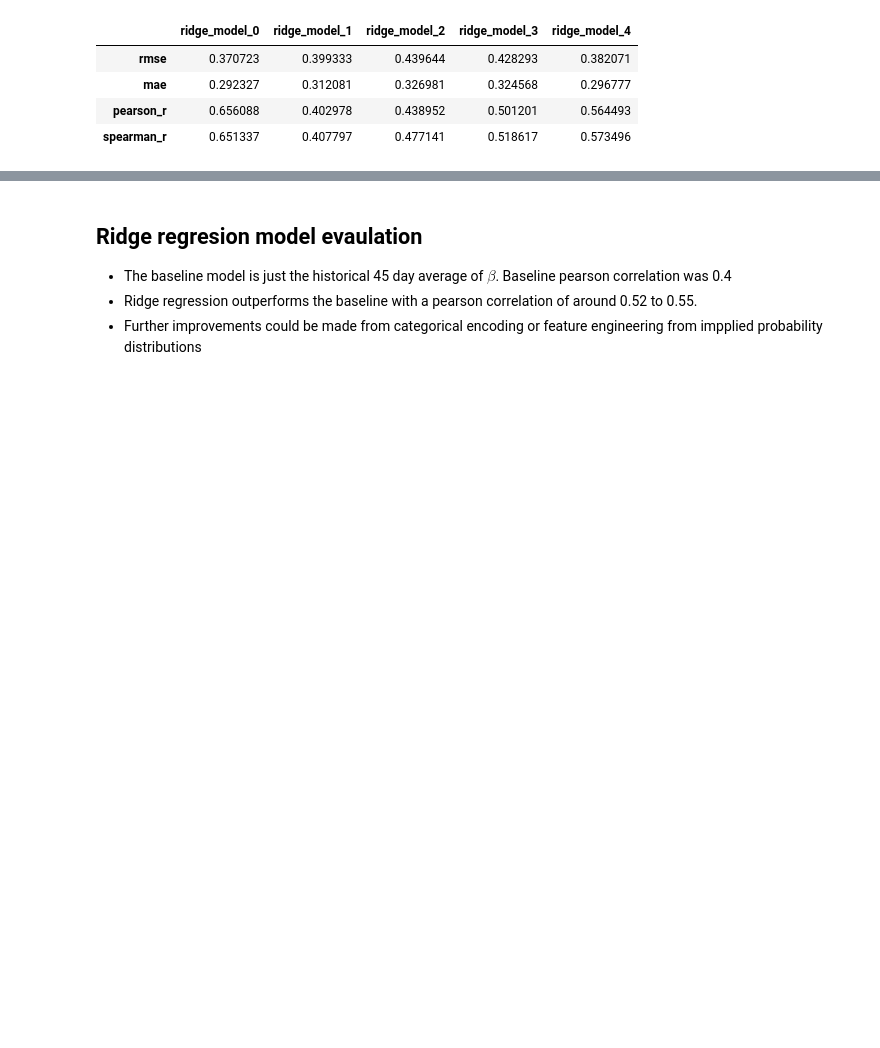
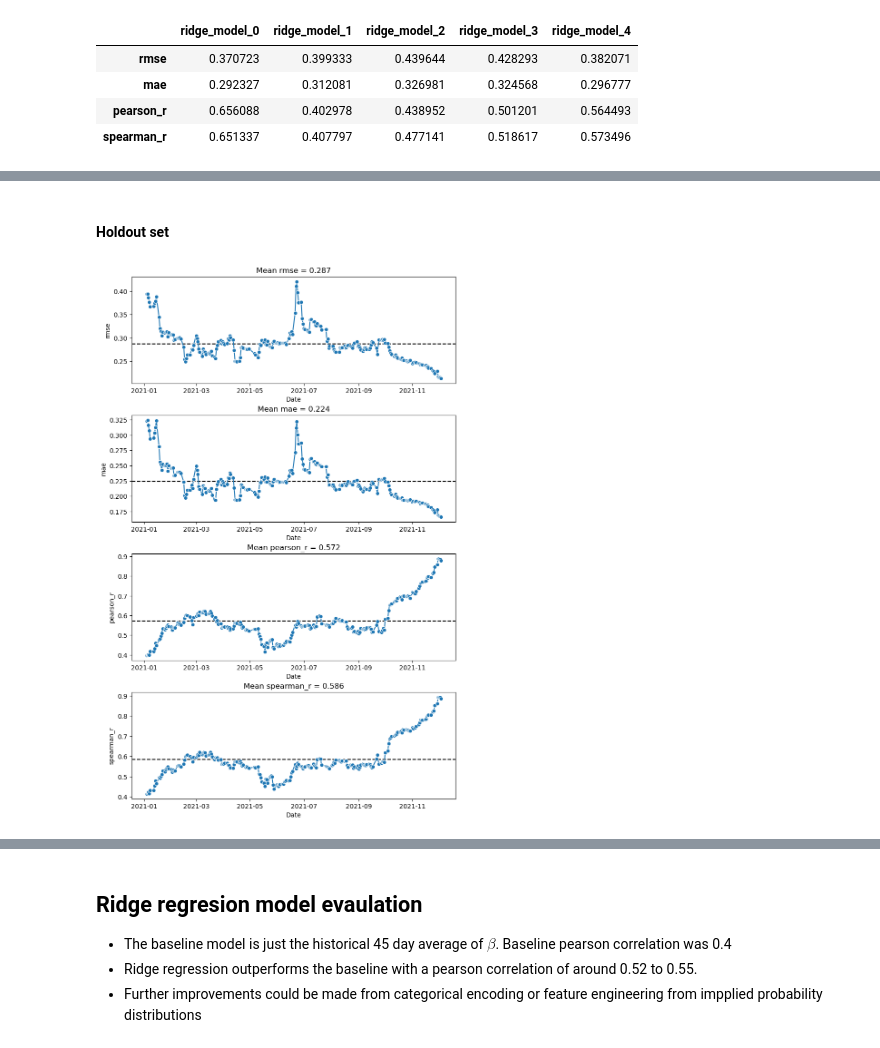
Before and after one commit to FlyingCurryMonster/JPY-equities, a Jupyter notebook: beta-forecasting.ipynb, the cells around one changed output, grey strips where cells are left out. Cells and saved outputs as stored; diff of their text form; code cells hidden in the pictures; blank space fills up the shorter version.

```diff
--- a/beta-forecasting.ipynb
+++ b/beta-forecasting.ipynb
@@ -1001,0 +1021,6 @@ Pearson correlation on holdout set: PearsonRResult(statistic=0.550381684982744,
+# %% [markdown]
+#### Holdout set
+# %%
+plot_time_metrics(ridge_holdout_metrics_time)
+# %% [output]
+[figure, added]
```
Also changed, not shown: parts of 13 cells of this notebook.
